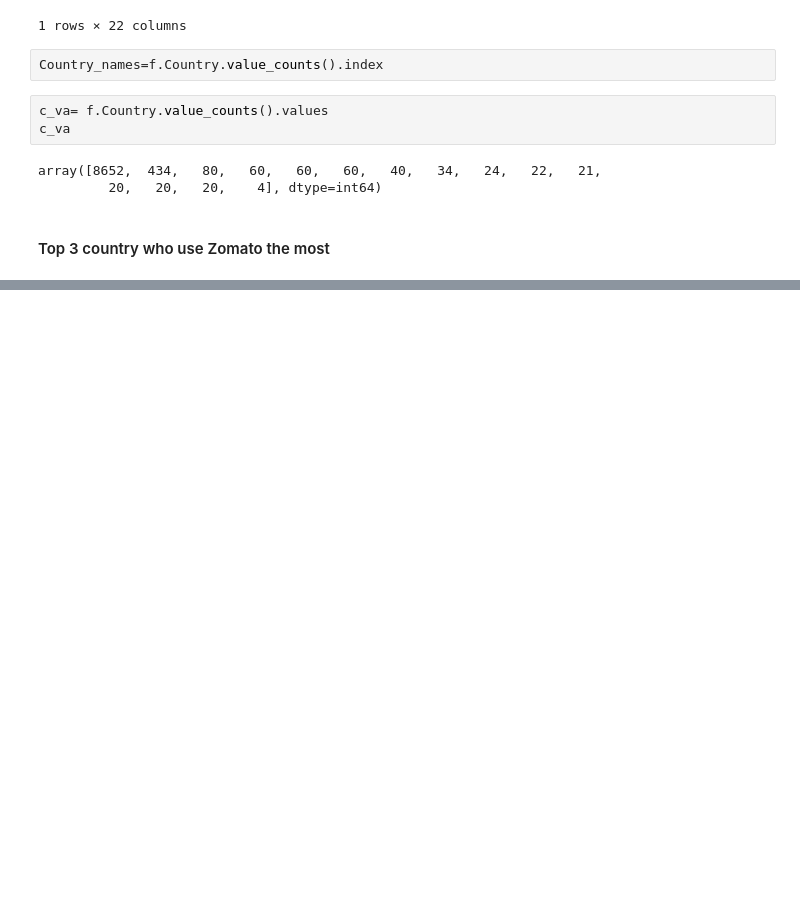
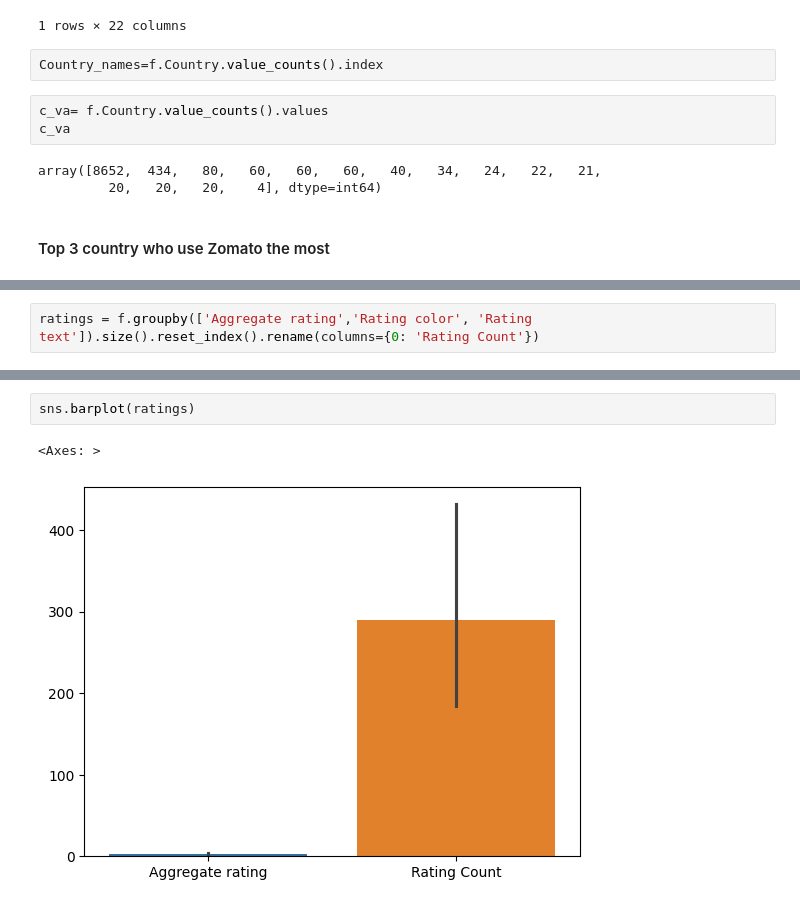
Before and after one commit to hassanjawad1/EDA, a Jupyter notebook: Day-1.ipynb, the cells around one changed output, grey strips where cells are left out. Cells and saved outputs as stored; diff of their text form; blank space fills up the shorter version.

```diff
--- a/Day-1.ipynb
+++ b/Day-1.ipynb
@@ -136,0 +144,2 @@ plt.pie(c_va[:3],labels=Country_names[:3])
+# %%
+ratings = f.groupby(['Aggregate rating','Rating color', 'Rating text']).size().reset_index().rename(columns={0: 'Rating Count'})
@@ -136,0 +173,5 @@ plt.pie(c_va[:3],labels=Country_names[:3])
+# %%
+sns.barplot(ratings)
+# %% [output]
+<Axes: >
+[figure, added]
```
Also changed, not shown: parts of 4 cells of this notebook.
